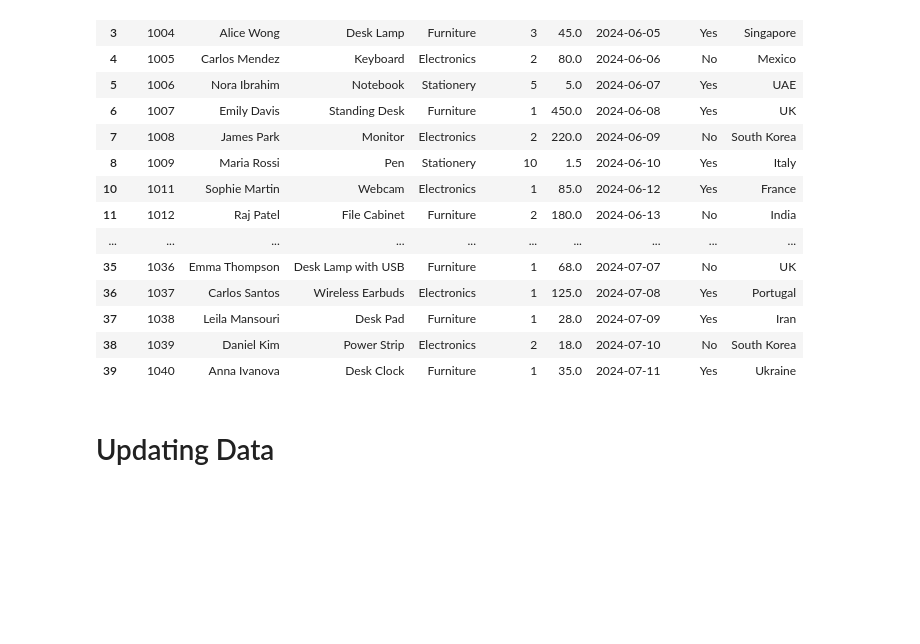
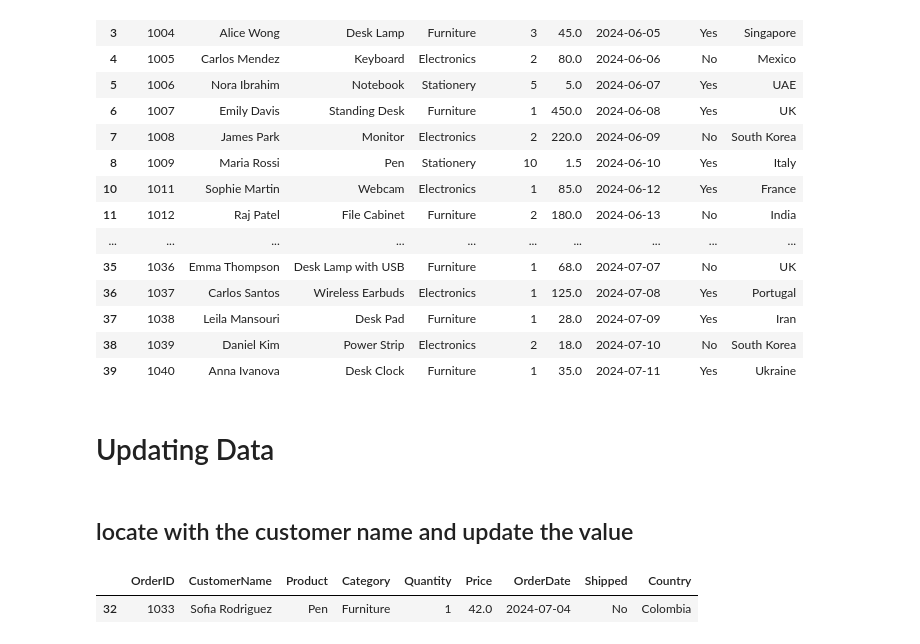
Before and after one commit to rosawant/kubeflow-pipelines, a Jupyter notebook: pandas-library-intro.ipynb, the cells around one changed output. Saved outputs shown, nothing was run; the diff lists cells and outputs as text; code cells hidden in the pictures; blank space fills up the shorter version.

```diff
--- a/pandas-library-intro.ipynb
+++ b/pandas-library-intro.ipynb
@@ -275,5 +275,12 @@ df[~df["Country"].isin(["USA", "Japan"])]
 | 39 | 1040 | Anna Ivanova | Desk Clock | Furniture | 1 | 35.0 | 2024-07-11 | Yes | Ukraine |
 # %% [markdown]
 # Updating Data
+# %% [markdown]
+## locate with the customer name and update the value
 # %%
-df
+df.loc[df["CustomerName"] == "Sofia Rodriguez", "Product"] = "Pen"
+# %%
+df.loc[df["CustomerName"] == "Sofia Rodriguez"]
+# %% [output]
+|  | OrderID | CustomerName | Product | Category | Quantity | Price | OrderDate | Shipped | Country |
+| 32 | 1033 | Sofia Rodriguez | Pen | Furniture | 1 | 42.0 | 2024-07-04 | No | Colombia |
```
Also changed, not shown: parts of 7 cells of this notebook.
